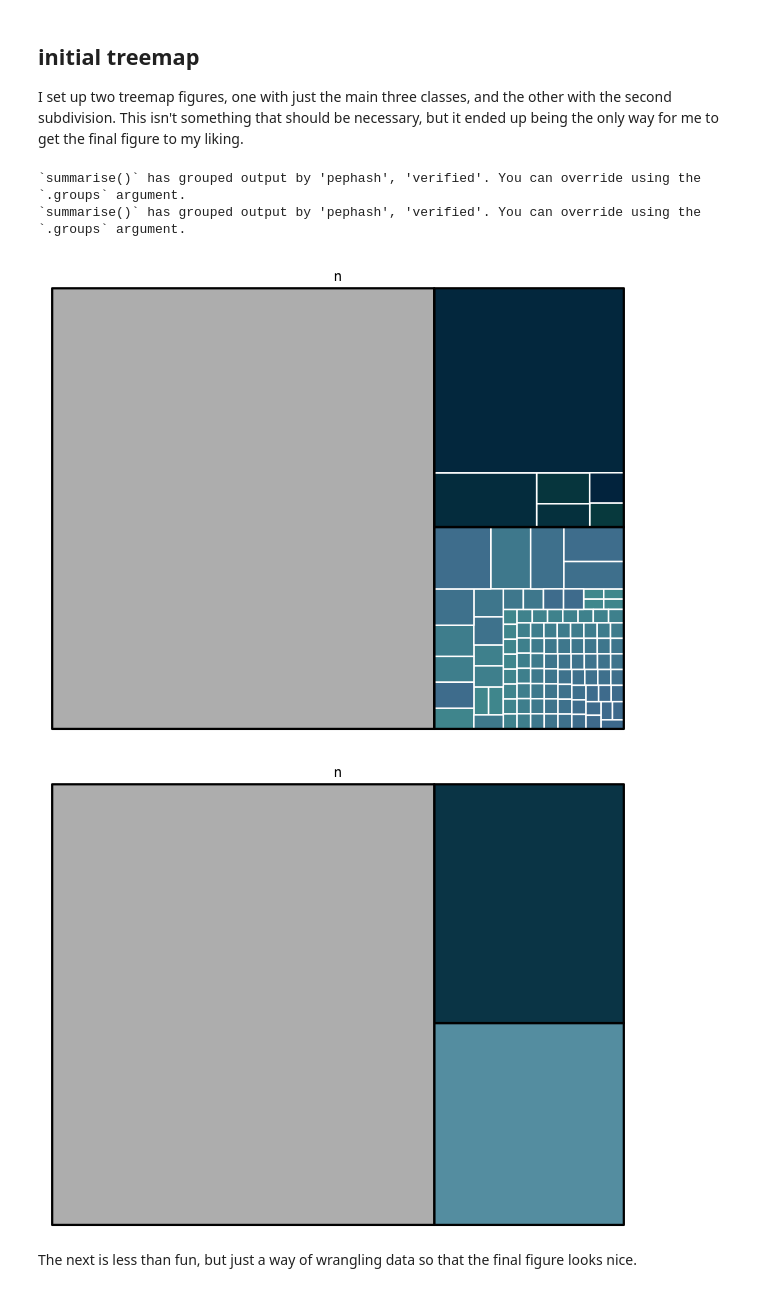
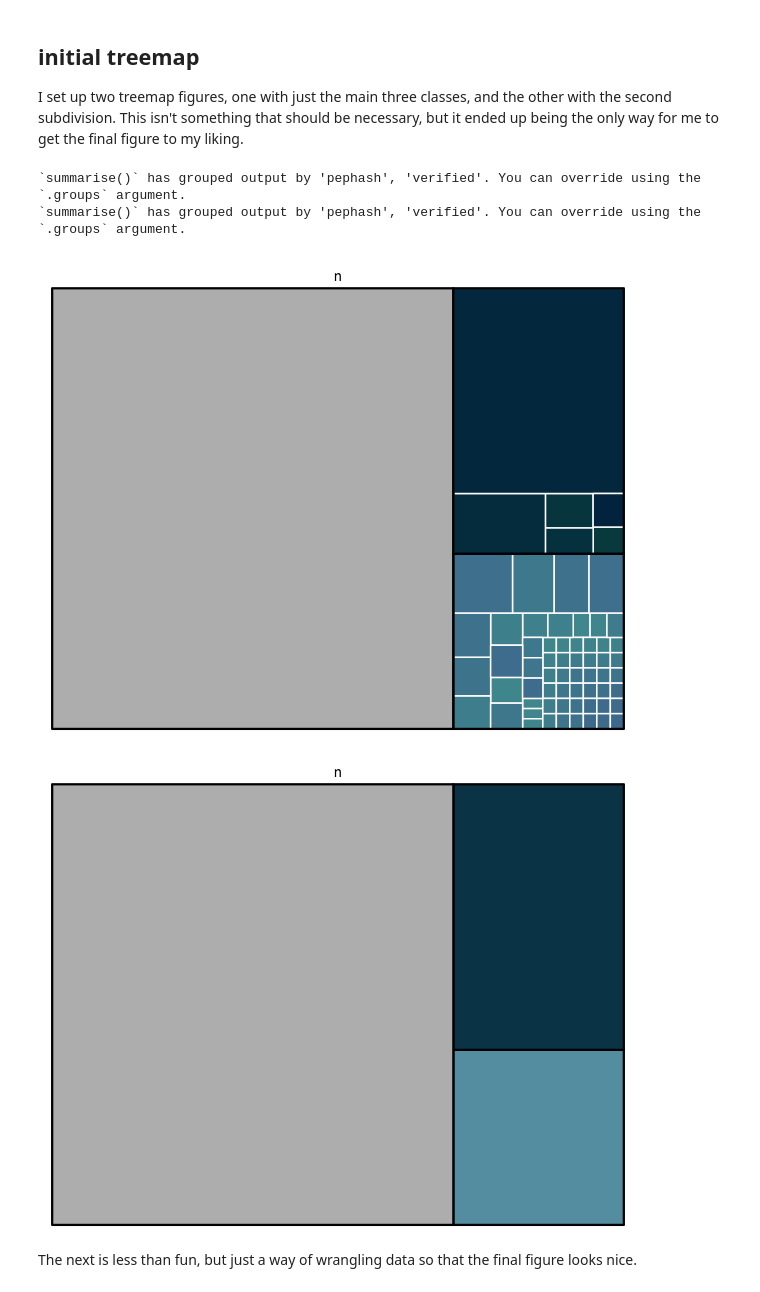
Before and after one commit to wilkelab/cinful_data_analysis, a Jupyter notebook: notebooks/01_Ecoli_microcin_treemap.ipynb, the cells around one changed output. Saved outputs shown, nothing was run; the diff lists cells and outputs as text; code cells hidden in the pictures.

```diff
--- a/notebooks/01_Ecoli_microcin_treemap.ipynb
+++ b/notebooks/01_Ecoli_microcin_treemap.ipynb
@@ -50,0 +47,3 @@ This contains, the sequence, unique identifier, whether or not it was verified.
+# %%
+%%R
+num_samples <- 1224
@@ -50,0 +91,9 @@ This contains, the sequence, unique identifier, whether or not it was verified.
+# %%
+%%R
+samples_w_microcins <- best_hits %>%
+	filter(component == "microcins.verified") %>%
+	filter(hmmerHit == TRUE) %>%
+	count(verified) %>%
+	summarise(sum = sum(n)) %>%
+	as.integer()
+samples_w_microcins
@@ -50,0 +102,4 @@ This contains, the sequence, unique identifier, whether or not it was verified.
+# %%
+%%R
+samples_wo_microcins <- num_samples - as.integer(samples_w_microcins)
+samples_wo_microcins
@@ -67,38 +124,40 @@ I set up two treemap figures, one with just the main three classes, and the othe
 %%R -w 600
 best_hits_TM <- best_hits %>%
 	filter(component == "microcins.verified") %>%
+	filter(hmmerHit == TRUE) %>%
 	group_by(pephash,verified,sample) %>% summarise(n = n()) %>%
 	ungroup() %>%
 	mutate(verified = as.factor(verified)) %>%
-	add_row(pephash=NA, verified="no_microcin",n=818) %>%
+	add_row(pephash=NA, verified="no_microcin",n=samples_wo_microcins) %>%
 	treemap(
 		index = c("verified","pephash"),
         vSize = "n",
 		border.col=c("black","white"),
     	border.lwds=c(3,2),
 		fontsize.labels=c(0,0),
 		palette = c("#659eb0","#054457","#BBBBBB")
 	)
 
 best_hits_TM_verified <- best_hits %>%
 	filter(component == "microcins.verified") %>%
+	filter(hmmerHit == TRUE) %>%
 	group_by(pephash,verified,sample) %>% summarise(n = n()) %>%
 	ungroup() %>%
 	mutate(verified = as.factor(verified)) %>%
-	add_row(pephash=NA, verified="no_microcin",n=818) %>%
+	add_row(pephash=NA, verified="no_microcin",n=samples_wo_microcins) %>%
 	treemap(
 		index = c("verified"),
         vSize = "n",
 		border.col=c("black","white"),
     	border.lwds=c(3,2),
 		fontsize.labels=c(0,0),
 		palette = c("#659eb0","#054457","#BBBBBB")
 	)
 # %% [output]
 `summarise()` has grouped output by 'pephash', 'verified'. You can override using the `.groups` argument.
 `summarise()` has grouped output by 'pephash', 'verified'. You can override using the `.groups` argument.
-[figure, old version]
+[figure, new version]
-[figure, old version]
+[figure, new version]
 # %% [markdown]
 The next is less than fun, but just a way of wrangling data so that the final figure looks nice.
 # %%
```
Also changed, not shown: parts of 18 cells of this notebook, 2 other files.
